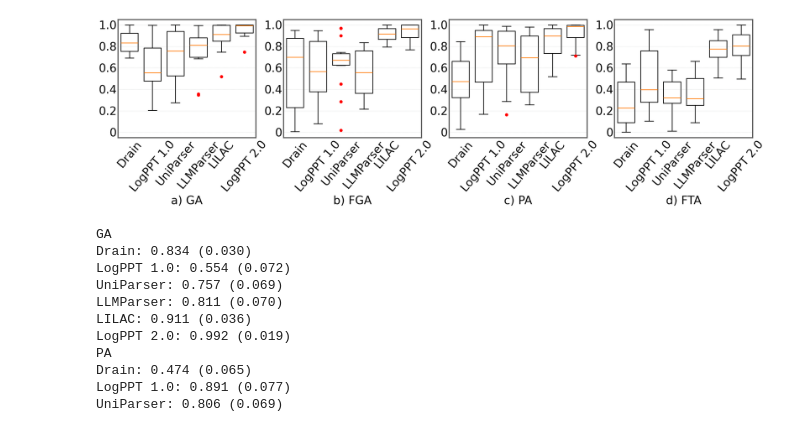
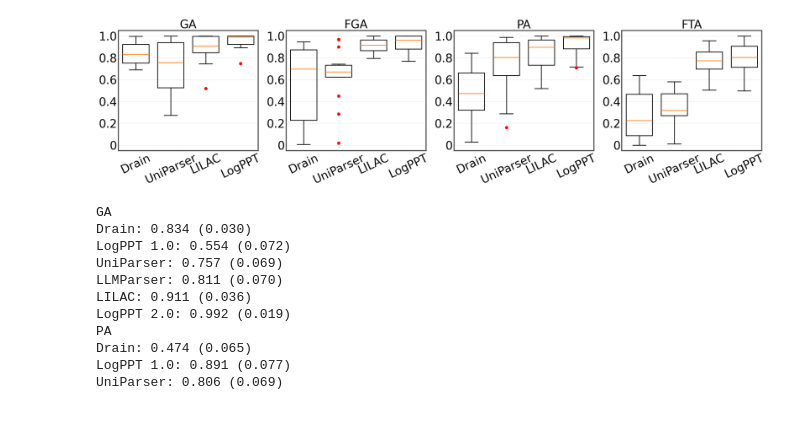
Before and after one commit to LogIntelligence/LogPPT, a Jupyter notebook: res_analysis.ipynb, the cells around one changed output. Saved outputs shown, nothing was run; the diff lists cells and outputs as text; code cells hidden in the pictures.

```diff
--- a/res_analysis.ipynb
+++ b/res_analysis.ipynb
@@ -51,38 +51,42 @@ LogPPT2 = LogPPT2.split('\n')
 
 GA = {
     'Drain': Drain[0].split('\t'),
-    'LogPPT 1.0': LogPPT1[0].split('\t'),
+    # 'LogPPT 1.0': LogPPT1[0].split('\t'),
     'UniParser': UniParser[0].split('\t'),
-    'LLMParser': LLMParser[0].split('\t'),
+    # 'LLMParser': LLMParser[0].split('\t'),
     'LILAC': LILAC[0].split('\t'),
-    'LogPPT 2.0': LogPPT2[0].split('\t')
+    # 'LogPPT 2.0': LogPPT2[0].split('\t')
+    'LogPPT': LogPPT2[0].split('\t')
 }
 
 FGA = {
     'Drain': Drain[1].split('\t'),
-    'LogPPT 1.0': LogPPT1[1].split('\t'),
+    # 'LogPPT 1.0': LogPPT1[1].split('\t'),
     'UniParser': UniParser[1].split('\t'),
-    'LLMParser': LLMParser[1].split('\t'),
+    # 'LLMParser': LLMParser[1].split('\t'),
     'LILAC': LILAC[1].split('\t'),
-    'LogPPT 2.0': LogPPT2[1].split('\t')
+    # 'LogPPT 2.0': LogPPT2[1].split('\t')
+    'LogPPT': LogPPT2[1].split('\t')
 }
 
 PA = {
     'Drain': Drain[2].split('\t'),
-    'LogPPT 1.0': LogPPT1[2].split('\t'),
+    # 'LogPPT 1.0': LogPPT1[2].split('\t'),
     'UniParser': UniParser[2].split('\t'),
-    'LLMParser': LLMParser[2].split('\t'),
+    # 'LLMParser': LLMParser[2].split('\t'),
     'LILAC': LILAC[2].split('\t'),
-    'LogPPT 2.0': LogPPT2[2].split('\t')
+    # 'LogPPT 2.0': LogPPT2[2].split('\t')
+    'LogPPT': LogPPT2[2].split('\t')
 }
 
 FTA = {
     'Drain': Drain[3].split('\t'),
-    'LogPPT 1.0': LogPPT1[3].split('\t'),
+    # 'LogPPT 1.0': LogPPT1[3].split('\t'),
     'UniParser': UniParser[3].split('\t'),
-    'LLMParser': LLMParser[3].split('\t'),
+    # 'LLMParser': LLMParser[3].split('\t'),
     'LILAC': LILAC[3].split('\t'),
-    'LogPPT 2.0': LogPPT2[3].split('\t')
+    # 'LogPPT 2.0': LogPPT2[3].split('\t')
+    'LogPPT': LogPPT2[3].split('\t')
 }
 
 for k, v in GA.items():
@@ -109,11 +113,11 @@ from matplotlib.ticker import FormatStrFormatter
 figure, axis = plt.subplots(1,4, figsize=(32, 6))
 r = axis[0].boxplot(data_GA, flierprops={'marker': 'o', 'markersize': 8, 'markerfacecolor': 'red', 'markeredgecolor': 'red'}, widths=0.75)
 axis[0].tick_params(axis='both', which='major', length=0)
-axis[0].set_xlabel('a) GA', fontsize=32, color='black')
+axis[0].set_title('GA', fontsize=32, color='black')
 axis[0].yaxis.set_major_formatter(FormatStrFormatter('%.1f'))
 axis[0].set_yticks([0, 0.2, 0.4, 0.6, 0.8, 1.0])
 axis[0].set_yticklabels([0, 0.2, 0.4, 0.6, 0.8, 1.0], fontsize=32, color='black')
-axis[0].set_xticklabels(labels=lbl_GA, rotation=50, fontsize=32, color='black')
+axis[0].set_xticklabels(labels=lbl_GA, rotation=25, fontsize=32, color='black')
 axis[0].set_ylim([-0.05, 1.05])
 axis[0].grid(axis = 'y', linestyle = '--', linewidth=0.5, color='#C5C9C7')
 
@@ -124,8 +128,8 @@ for element in ['boxes', 'whiskers', 'medians', 'caps']:
 
 r = axis[1].boxplot(data_FGA, flierprops={'marker': 'o', 'markersize': 8, 'markerfacecolor': 'red', 'markeredgecolor': 'red'}, widths=0.75)
 axis[1].tick_params(axis='both', which='major', length=0)
-axis[1].set_xlabel('b) FGA', fontsize=32, color='black')
-axis[1].set_xticklabels(labels=lbl_PA, rotation=50, fontsize=32, color='black')
+axis[1].set_title('FGA', fontsize=32, color='black')
+axis[1].set_xticklabels(labels=lbl_PA, rotation=25, fontsize=32, color='black')
 axis[1].set_yticks([0, 0.2, 0.4, 0.6, 0.8, 1.0])
 axis[1].set_yticklabels([0, 0.2, 0.4, 0.6, 0.8, 1.0], fontsize=32, color='black')
 axis[1].set_ylim([-0.05, 1.05])
@@ -138,13 +142,13 @@ for element in ['boxes', 'whiskers', 'medians', 'caps']:
 
 r = axis[2].boxplot(data_PA, flierprops={'marker': 'o', 'markersize': 8, 'markerfacecolor': 'red', 'markeredgecolor': 'red'}, widths=0.75)
 axis[2].tick_params(axis='both', which='major', length=0)
-axis[2].set_xlabel('c) PA', fontsize=32, color='black')
+axis[2].set_title('PA', fontsize=32, color='black')
 axis[2].yaxis.set_major_formatter(FormatStrFormatter('%.1f'))
 axis[2].grid(axis = 'y', linestyle = '--', linewidth=0.5, color='#C5C9C7')
 axis[2].set_yticks([0, 0.2, 0.4, 0.6, 0.8, 1.0])
 axis[2].set_yticklabels([0, 0.2, 0.4, 0.6, 0.8, 1.0], fontsize=32, color='black')
 axis[2].set_ylim([-0.05, 1.05])
-axis[2].set_xticklabels(labels=lbl_PA, rotation=50, fontsize=32, color='black')
+axis[2].set_xticklabels(labels=lbl_PA, rotation=25, fontsize=32, color='black')
 
 for element in ['boxes', 'whiskers', 'medians', 'caps']:
     for box in r[element]:
@@ -153,8 +157,8 @@ for element in ['boxes', 'whiskers', 'medians', 'caps']:
 
 r = axis[3].boxplot(data_FTA, flierprops={'marker': 'o', 'markersize': 8, 'markerfacecolor': 'red', 'markeredgecolor': 'red'}, widths=0.75)
 axis[3].tick_params(axis='both', which='major', length=0)
-axis[3].set_xlabel('d) FTA', fontsize=32, color='black')
-axis[3].set_xticklabels(labels=lbl_FTA, rotation=50, fontsize=32, color='black')
+axis[3].set_title('FTA', fontsize=32, color='black')
+axis[3].set_xticklabels(labels=lbl_FTA, rotation=25, fontsize=32, color='black')
 axis[3].set_yticks([0, 0.2, 0.4, 0.6, 0.8, 1.0])
 axis[3].set_yticklabels([0, 0.2, 0.4, 0.6, 0.8, 1.0], fontsize=32, color='black')
 axis[3].set_ylim([-0.05, 1.05])
@@ -163,34 +167,34 @@ axis[3].grid(axis = 'y', linestyle = '--', linewidth=0.5, color='#C5C9C7')
 for element in ['boxes', 'whiskers', 'medians', 'caps']:
     for box in r[element]:
         box.set(linewidth=2)
 
 
 for i in range(4):
     axis[i].spines['bottom'].set(lw=3)
     axis[i].spines['top'].set(lw=3)
     axis[i].spines['right'].set(lw=3)
     axis[i].spines['left'].set(lw=3)
 
 axis[2].grid(axis = 'x', linestyle = '')
 axis[1].grid(axis = 'x', linestyle = '')
 axis[0].grid(axis = 'x', linestyle = '')
 axis[3].grid(axis = 'x', linestyle = '')
 # axis[1][1].grid(axis = 'x', linestyle = '')
 
 plt.setp(axis[0].spines.values(), color='#535353')
 plt.setp(axis[1].spines.values(), color='#535353')
 plt.setp(axis[2].spines.values(), color='#535353')
 plt.setp(axis[3].spines.values(), color='#535353')
 # plt.setp(axis[1][1].spines.values(), color='#535353')
 plt.subplots_adjust(wspace=0.2,
                     # hspace=0.25
                     )
 plt.savefig("LogPPT2_robustness.pdf", bbox_inches='tight', transparent=True)
 plt.show()
 
 # print(r)
 # %% [output]
-[figure, old version]
+[figure, new version]
 # %%
 # get median and standard deviation
 print('GA')
```
Also changed, not shown: 6 other files.
